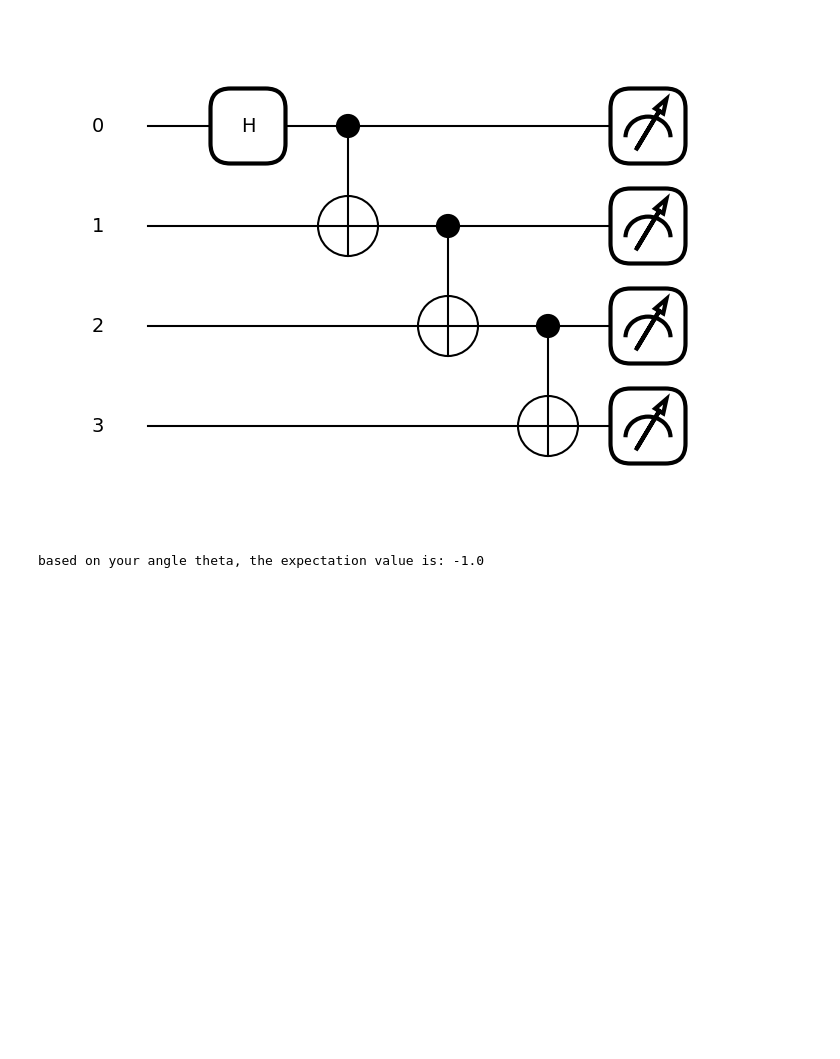
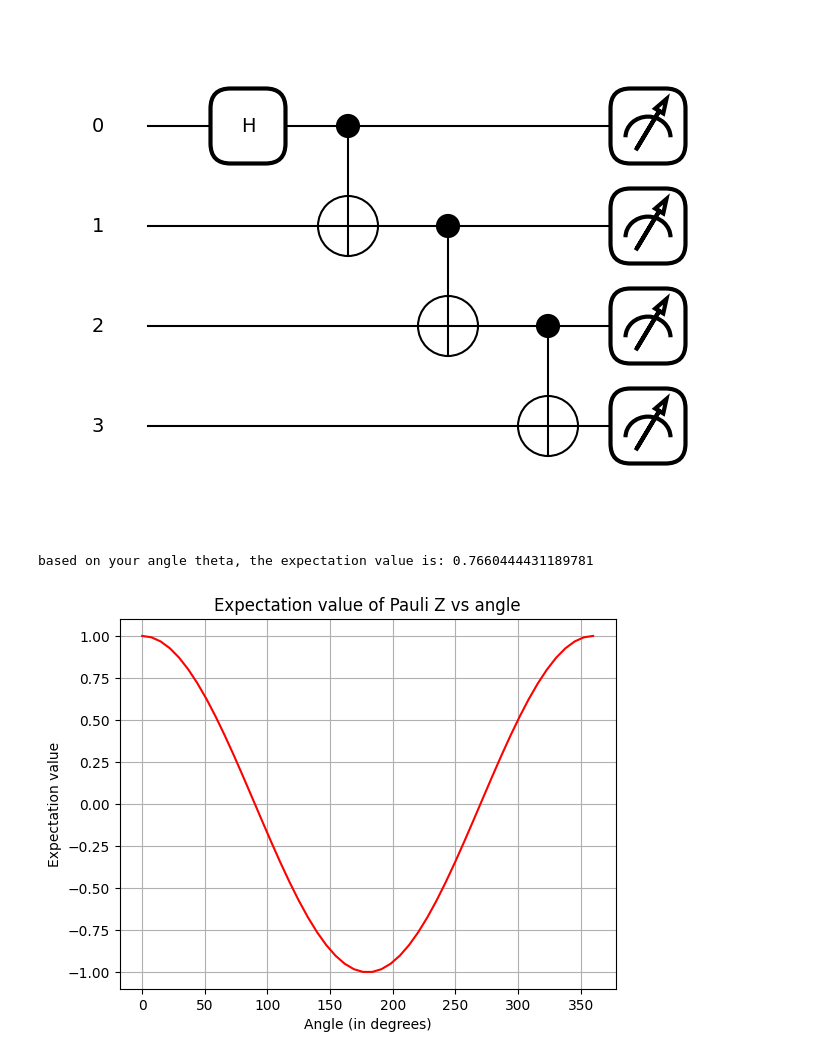
Before and after one commit to meronheron/PennyLane, a Jupyter notebook: qubits.ipynb, the cells around one changed output. Drawn from its saved outputs; the diff is of its cells as text; code cells hidden in the pictures; blank space fills up the shorter version.

Commit message:
feat:visualiaztion

```diff
--- a/qubits.ipynb
+++ b/qubits.ipynb
@@ -91,6 +91,20 @@ def circuit3(theta):
     qml.RY(theta, wires=0)
     return qml.expval(qml.PauliZ(0))
 # %%
-print("based on your angle theta, the expectation value is:", circuit3(np.pi))
+
+theta = np.deg2rad(40)
+print("based on your angle theta, the expectation value is:", circuit3(theta))
 # %% [output]
-based on your angle theta, the expectation value is: -1.0
+based on your angle theta, the expectation value is: 0.7660444431189781
+# %%
+deg= np.linspace(0,360, 50)
+expvals = [circuit3(np.deg2rad(d)) for d in deg]
+# %%
+plt.plot(deg, expvals, "r-", label="Expectation value")
+plt.xlabel('Angle (in degrees)')
+plt.ylabel('Expectation value')
+plt.title('Expectation value of Pauli Z vs angle')
+plt.grid(True)
+plt.show()
+# %% [output]
+[figure, added]
```
